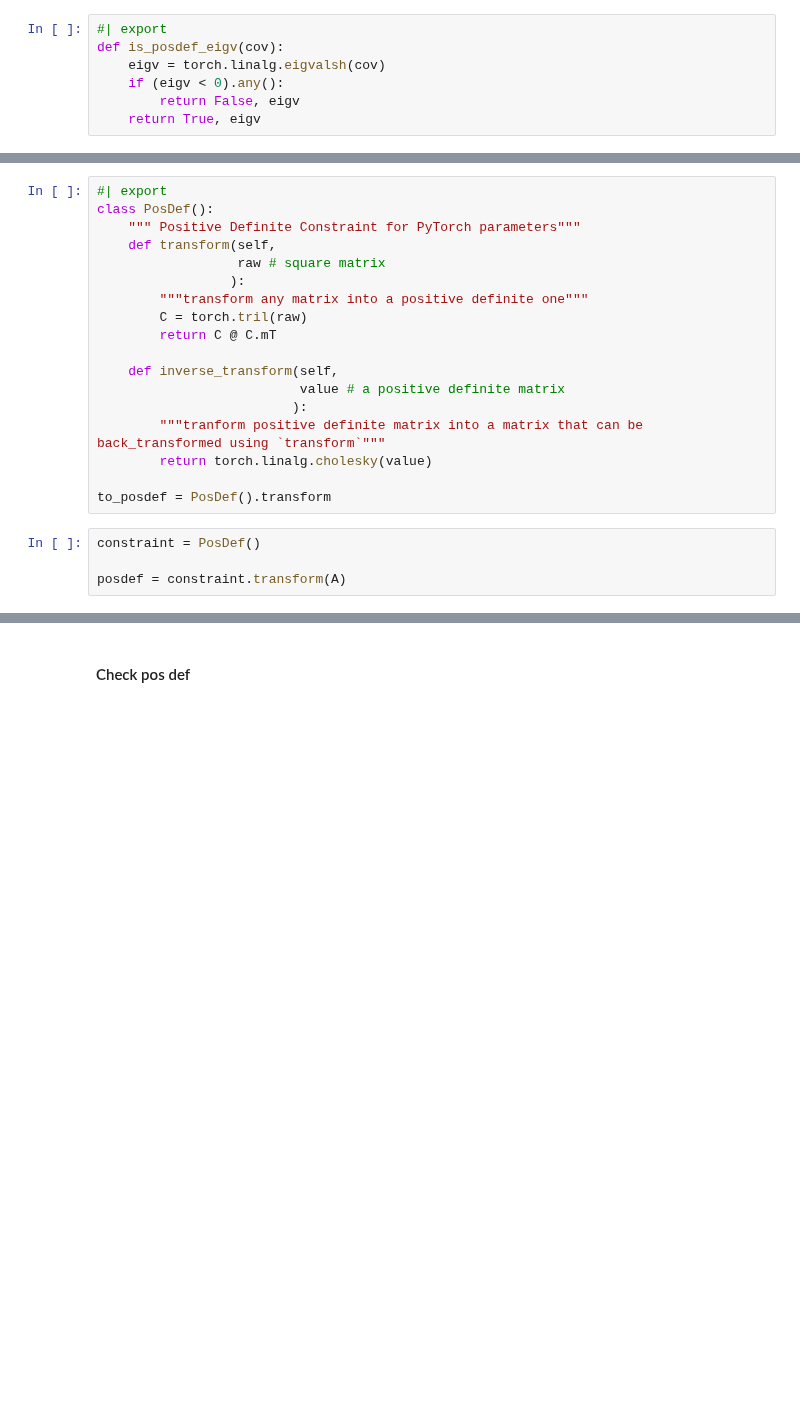
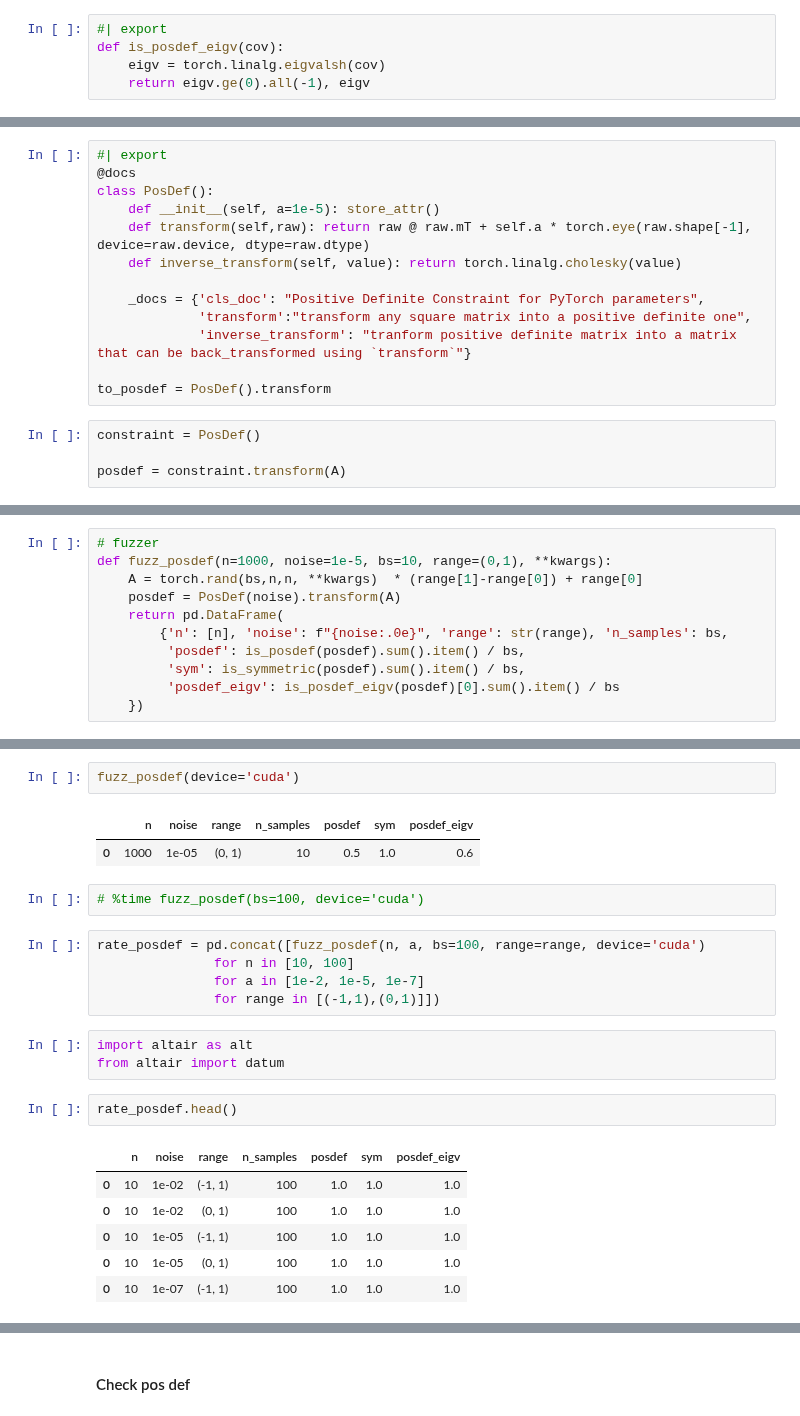
Before and after one commit to mone27/meteo_imp, a Jupyter notebook: lib_nbs/20_Gaussian.ipynb, the cells around one changed output, grey strips where cells are left out. Cells and saved outputs as stored; diff of their text form; blank space fills up the shorter version.

Commit message:
Analysis of positive definite constraint ...

```diff
--- a/lib_nbs/20_Gaussian.ipynb
+++ b/lib_nbs/20_Gaussian.ipynb
@@ -138,9 +144,7 @@ tensor([0.1237, 0.4340, 1.1856])
 #| export
 def is_posdef_eigv(cov):
     eigv = torch.linalg.eigvalsh(cov)
-    if (eigv < 0).any():
-        return False, eigv
-    return True, eigv
+    return eigv.ge(0).all(-1), eigv
 # %%
 is_posdef_eigv(A)
 # %% [output]
@@ -161,19 +177,14 @@ The API inspired by gpytorch constraints
 # %%
 #| export
+@docs
 class PosDef():
-    """ Positive Definite Constraint for PyTorch parameters"""
-    def transform(self,
-                  raw # square matrix
-                 ):
-        """transform any matrix into a positive definite one"""
-        C = torch.tril(raw)
-        return C @ C.mT
+    def __init__(self, a=1e-5): store_attr()
+    def transform(self,raw): return raw @ raw.mT + self.a * torch.eye(raw.shape[-1], device=raw.device, dtype=raw.dtype)
+    def inverse_transform(self, value): return torch.linalg.cholesky(value)
 
-    def inverse_transform(self,
-                          value # a positive definite matrix
-                         ):
-        """tranform positive definite matrix into a matrix that can be back_transformed using `transform`"""
-        return torch.linalg.cholesky(value)
+    _docs = {'cls_doc': "Positive Definite Constraint for PyTorch parameters",
+             'transform':"transform any square matrix into a positive definite one",
+             'inverse_transform': "tranform positive definite matrix into a matrix that can be back_transformed using `transform`"}
 
 to_posdef = PosDef().transform
 # %%
@@ -216,0 +240,11 @@ is_posdef_eigv(posdef)
+# %%
+# fuzzer
+def fuzz_posdef(n=1000, noise=1e-5, bs=10, range=(0,1), **kwargs):
+    A = torch.rand(bs,n,n, **kwargs)  * (range[1]-range[0]) + range[0]
+    posdef = PosDef(noise).transform(A)
+    return pd.DataFrame(
+        {'n': [n], 'noise': f"{noise:.0e}", 'range': str(range), 'n_samples': bs,
+         'posdef': is_posdef(posdef).sum().item() / bs,
+         'sym': is_symmetric(posdef).sum().item() / bs,
+         'posdef_eigv': is_posdef_eigv(posdef)[0].sum().item() / bs
+    })
@@ -216,0 +270,24 @@ is_posdef_eigv(posdef)
+# %%
+fuzz_posdef(device='cuda')
+# %% [output]
+|  | n | noise | range | n_samples | posdef | sym | posdef_eigv |
+| 0 | 1000 | 1e-05 | (0, 1) | 10 | 0.5 | 1.0 | 0.6 |
+# %%
+# %time fuzz_posdef(bs=100, device='cuda')
+# %%
+rate_posdef = pd.concat([fuzz_posdef(n, a, bs=100, range=range, device='cuda')
+               for n in [10, 100]
+               for a in [1e-2, 1e-5, 1e-7]
+               for range in [(-1,1),(0,1)]])
+# %%
+import altair as alt
+from altair import datum
+# %%
+rate_posdef.head()
+# %% [output]
+|  | n | noise | range | n_samples | posdef | sym | posdef_eigv |
+| 0 | 10 | 1e-02 | (-1, 1) | 100 | 1.0 | 1.0 | 1.0 |
+| 0 | 10 | 1e-02 | (0, 1) | 100 | 1.0 | 1.0 | 1.0 |
+| 0 | 10 | 1e-05 | (-1, 1) | 100 | 1.0 | 1.0 | 1.0 |
+| 0 | 10 | 1e-05 | (0, 1) | 100 | 1.0 | 1.0 | 1.0 |
+| 0 | 10 | 1e-07 | (-1, 1) | 100 | 1.0 | 1.0 | 1.0 |
```
Also changed, not shown: parts of 74 cells of this notebook.
